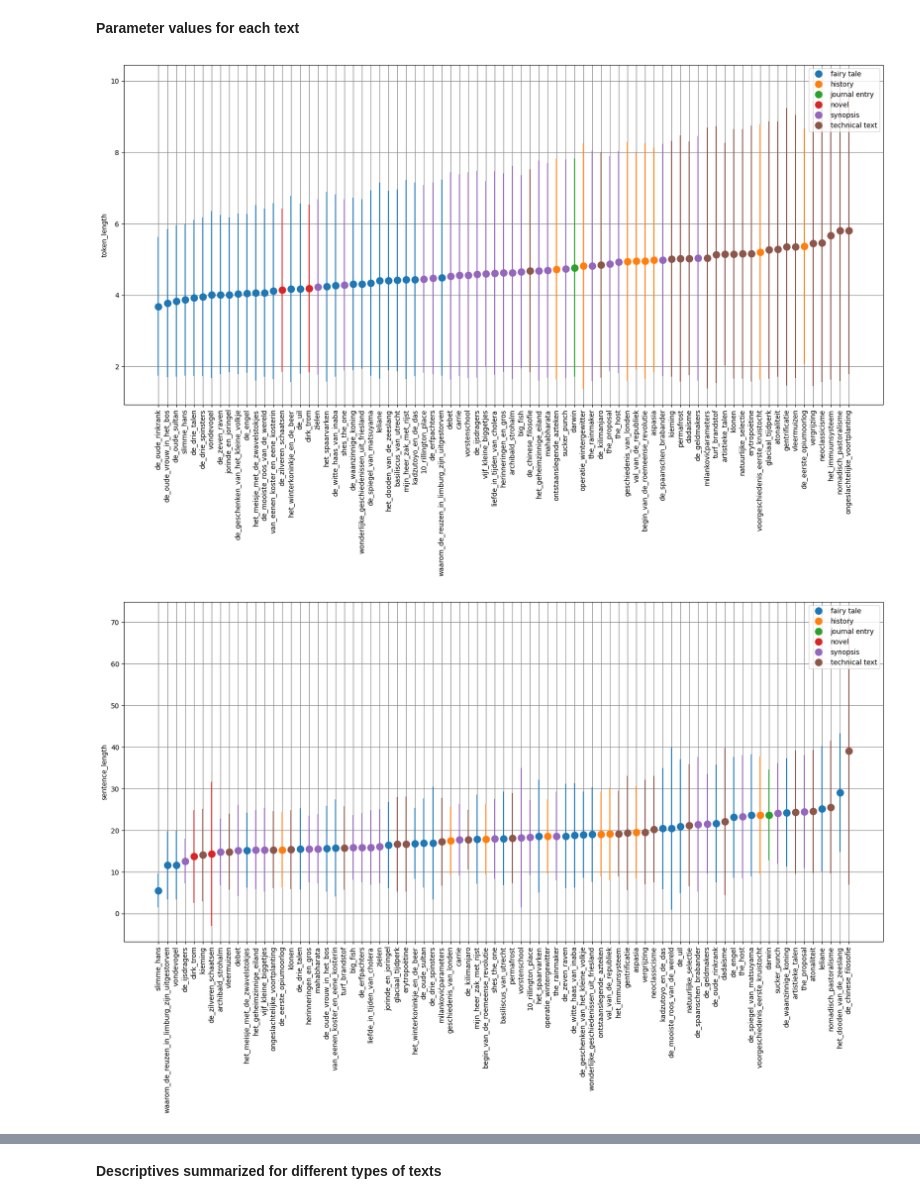
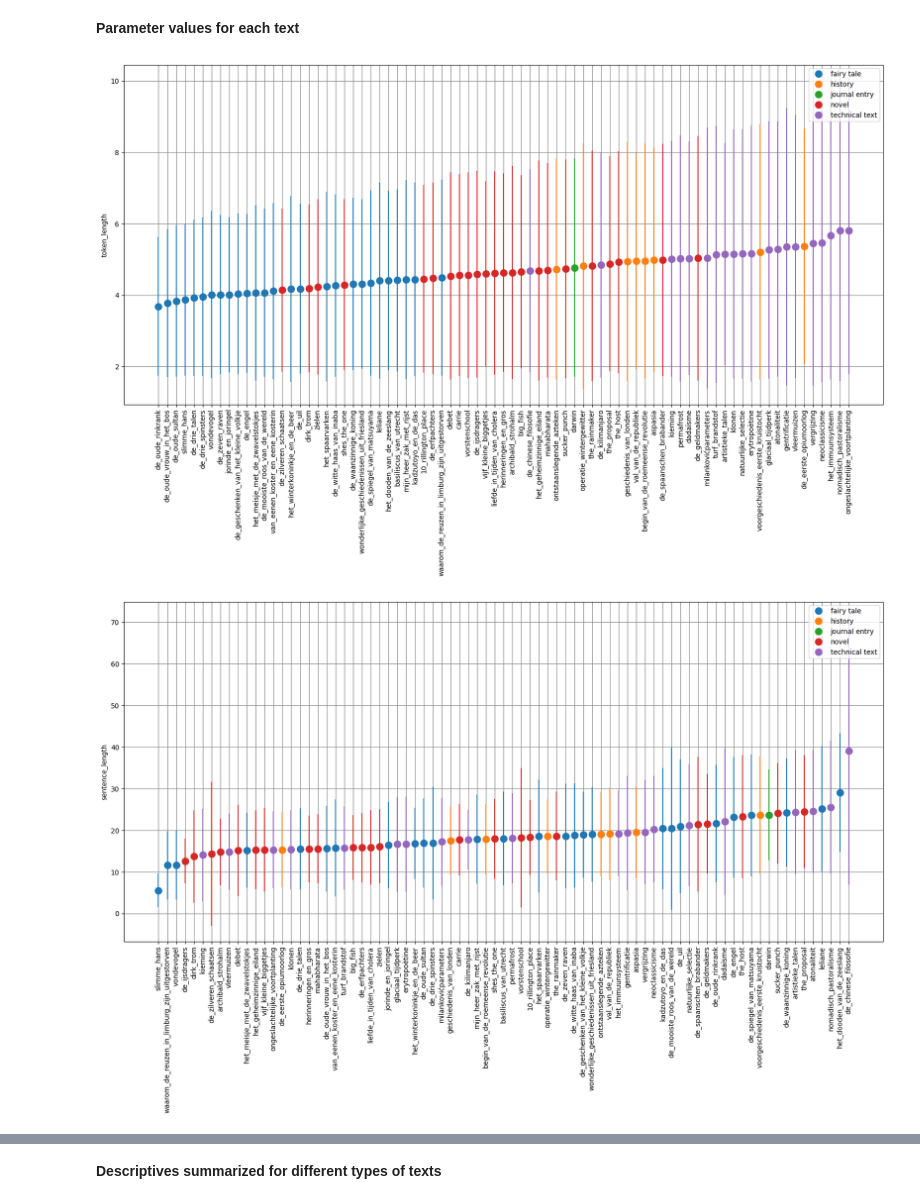
Before and after one commit to saraoe/natural-stories-dutch, a Jupyter notebook: summarize_descriptives.ipynb, the cells around one changed output, grey strips where cells are left out. Cells and saved outputs as stored; diff of their text form; code cells hidden in the pictures.

```diff
--- a/summarize_descriptives.ipynb
+++ b/summarize_descriptives.ipynb
@@ -12,7 +12,7 @@ import seaborn as sns
 descriptives = pd.read_csv("data/corpus_descriptives.csv")
 
 descriptives["text_type"] = [
-    "synopsis" if "synopsis" in text_type else text_type for text_type in descriptives["text_type"]
+    "novel" if "synopsis" in text_type else text_type for text_type in descriptives["text_type"]
     ]
 # %% [markdown]
 ### Plot descriptives
@@ -102,15 +102,15 @@ def plot_relevant_parameters(
 # %%
 plot_parameters = [
         "token_length",
         "sentence_length",
         "dependency_distance",
         "type_token_ratio",
         "dependency_depth",
         "n_tokens_once_in_courpus",
     ]
 
 for parameter in plot_parameters:
-    plot_descriptives(descriptives, parameter, save_fig=True)
+    plot_descriptives(descriptives, parameter, save_fig=False)
 # %% [output]
-[figure, old version]
+[figure, new version]
-[figure, old version]
+[figure, new version]
```
Also changed, not shown: parts of 11 cells of this notebook, 8 other files.
